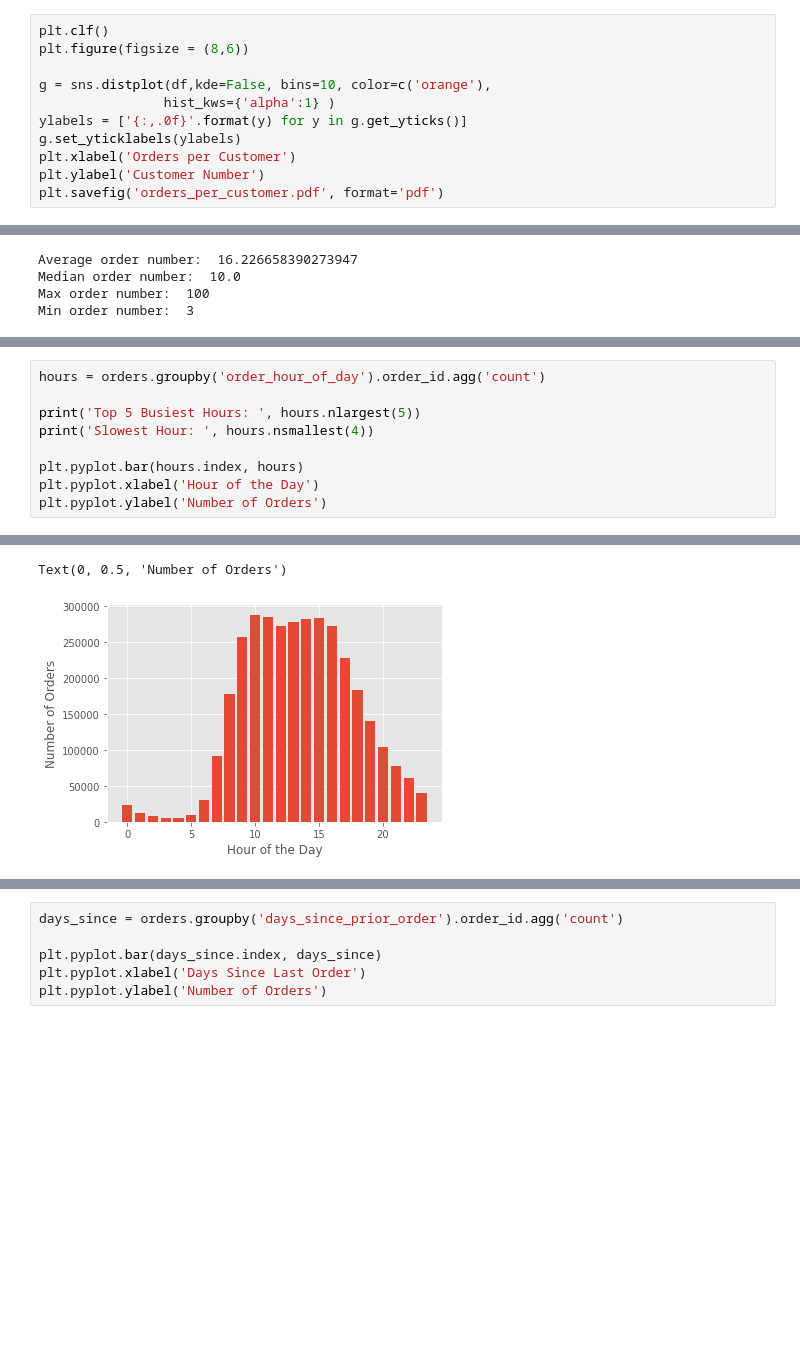
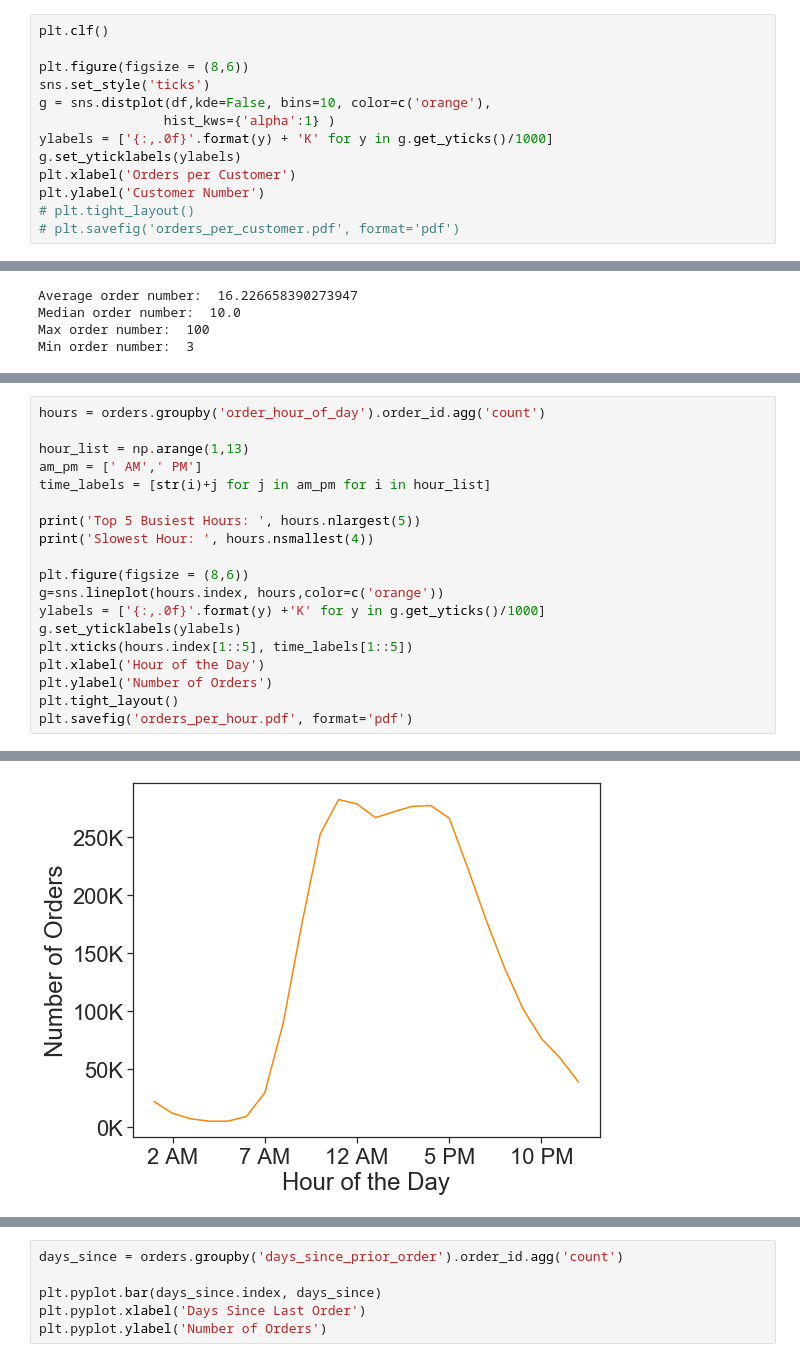
Before and after one commit to Josefa-Sullivan/Instacart, a Jupyter notebook: Zefa/EDA.ipynb, the cells around one changed output, grey strips where cells are left out. Cells and saved outputs as stored; diff of their text form; blank space fills up the shorter version.

```diff
--- a/Zefa/EDA.ipynb
+++ b/Zefa/EDA.ipynb
@@ -126,12 +149,14 @@ c = lambda x: insta_palette[color_label.index(x)]
 # %%
 plt.clf()
+
 plt.figure(figsize = (8,6))
-
+sns.set_style('ticks')
 g = sns.distplot(df,kde=False, bins=10, color=c('orange'),
                 hist_kws={'alpha':1} )
-ylabels = ['{:,.0f}'.format(y) for y in g.get_yticks()]
+ylabels = ['{:,.0f}'.format(y) + 'K' for y in g.get_yticks()/1000]
 g.set_yticklabels(ylabels)
 plt.xlabel('Orders per Customer')
 plt.ylabel('Customer Number')
-plt.savefig('orders_per_customer.pdf', format='pdf')
+# plt.tight_layout()
+# plt.savefig('orders_per_customer.pdf', format='pdf')
 # %% [output]
@@ -172,11 +207,21 @@ Slowest Day: 4,  417171
 # %%
 hours = orders.groupby('order_hour_of_day').order_id.agg('count')
+
+hour_list = np.arange(1,13)
+am_pm = [' AM',' PM']
+time_labels = [str(i)+j for j in am_pm for i in hour_list]
 
 print('Top 5 Busiest Hours: ', hours.nlargest(5))
 print('Slowest Hour: ', hours.nsmallest(4))
 
-plt.pyplot.bar(hours.index, hours)
-plt.pyplot.xlabel('Hour of the Day')
-plt.pyplot.ylabel('Number of Orders')
+plt.figure(figsize = (8,6))
+g=sns.lineplot(hours.index, hours,color=c('orange'))
+ylabels = ['{:,.0f}'.format(y) +'K' for y in g.get_yticks()/1000]
+g.set_yticklabels(ylabels)
+plt.xticks(hours.index[1::5], time_labels[1::5])
+plt.xlabel('Hour of the Day')
+plt.ylabel('Number of Orders')
+plt.tight_layout()
+plt.savefig('orders_per_hour.pdf', format='pdf')
 # %% [output]
 Top 5 Busiest Hours:  order_hour_of_day
@@ -194,3 +239,2 @@ Slowest Hour:  order_hour_of_day
 Name: order_id, dtype: int64
-Text(0, 0.5, 'Number of Orders')
-[figure, old version]
+[figure, new version]
```
Also changed, not shown: parts of 30 cells of this notebook, 26 other files.
